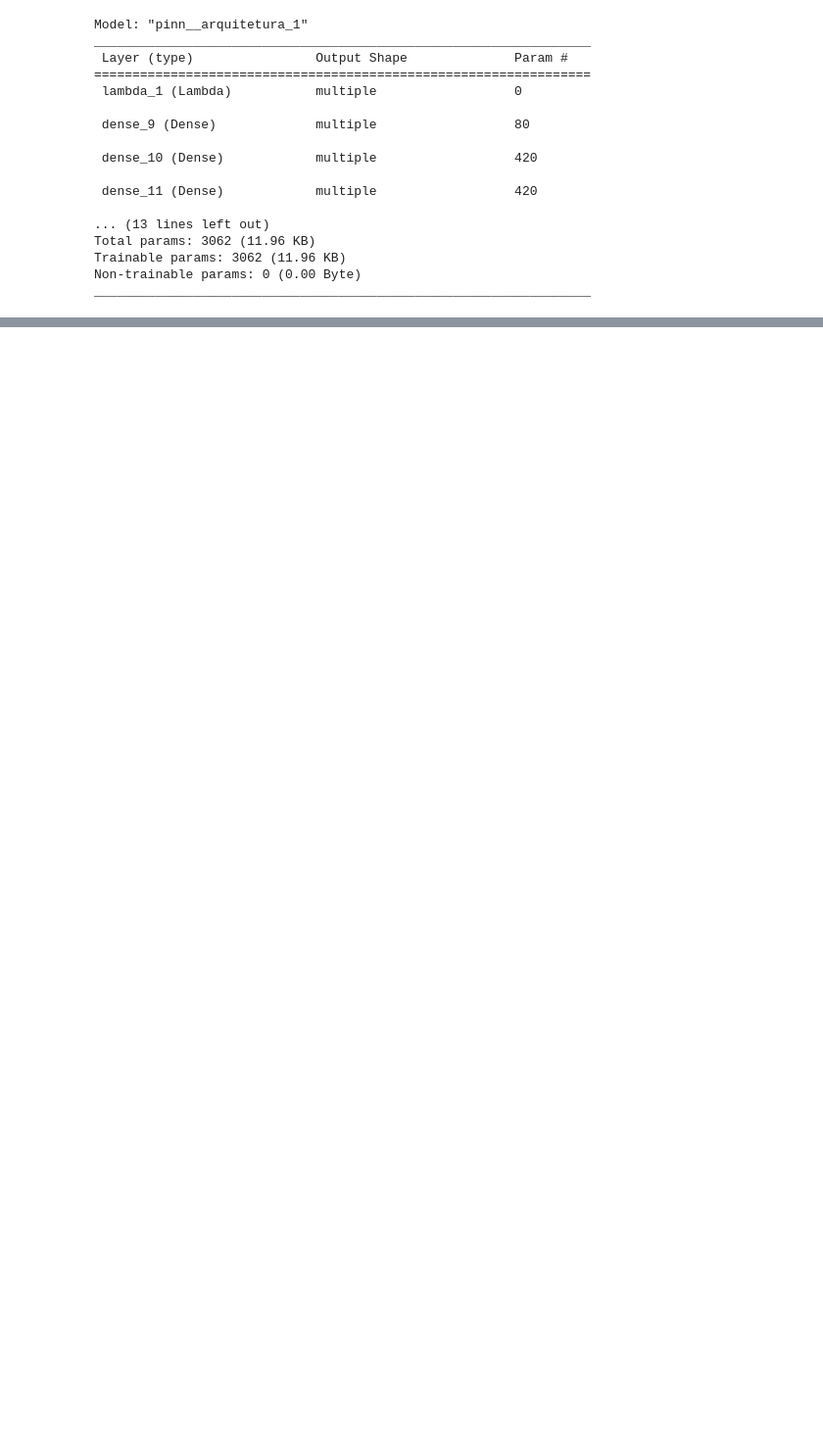
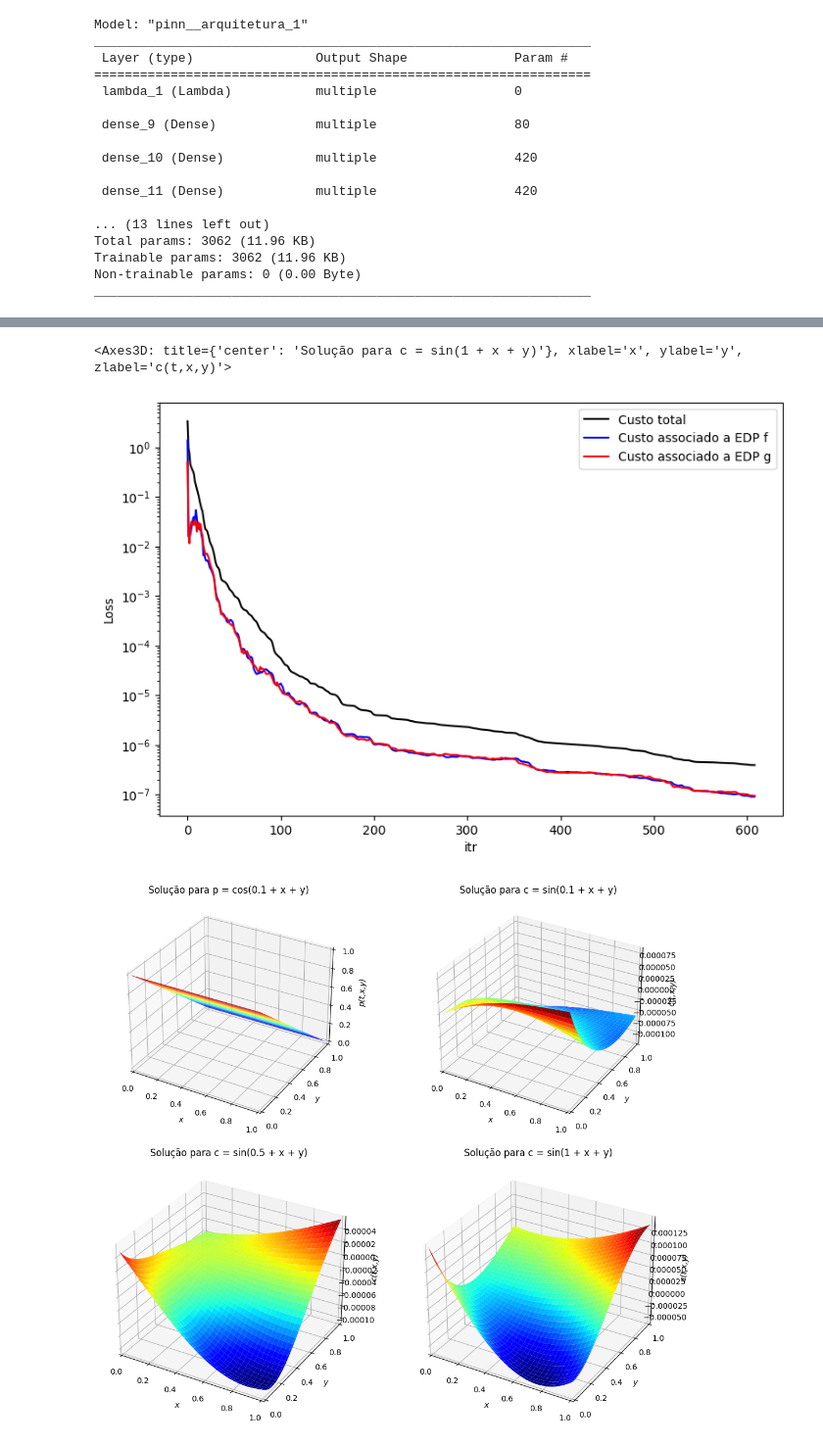
Before and after one commit to JoaoAlexandreFerreira/PINNs, a Jupyter notebook: pinn_para_edp_acoplada_condição_Mistaverro.ipynb, the cells around one changed output, grey strips where cells are left out. Shown at 98% size. Saved outputs shown, nothing was run; the diff lists cells and outputs as text; code cells hidden in the pictures; blank space fills up the shorter version.

```diff
--- a/pinn_para_edp_acoplada_condição_Mistaverro.ipynb
+++ b/pinn_para_edp_acoplada_condição_Mistaverro.ipynb
@@ -551,7 +545,7 @@ class PINN():
             f = -( tape.gradient(tape.gradient(p, self.x), self.x) + tape.gradient(tape.gradient(p, self.y), self.y))
             v1 = -tape.gradient(p,self.x)
             v2 = -tape.gradient(p,self.y)
-            g = tape.gradient(c,self.t) + tape.gradient(v1*c, self.x) + tape.gradient(v2*c , self.y)
+            g = tape.gradient(c,self.t) - tape.gradient(v1*c, self.x) - tape.gradient(v2*c , self.y)
             #edo para função de transporte
             #g = tape.gradient(c,self.t) + tape.gradient(f*c, self.x) + tape.gradient(f*c , self.y)
 
@@ -565,7 +559,7 @@ class PINN():
         tape.watch(self.xy1)
         tape.watch(self.yy1)
 
-        uy1 = self.modelo(self.esbacoby1)
+        uy1 = self.modelo(tf.concat([self.ty1, self.xy1, self.yy1], axis = 1))
 
         p_y1, c_y1 = uy1[:,0:1], uy1[:,1:2]
         c_y = tape.gradient(c_y1, self.yy1)
@@ -579,7 +573,7 @@ class PINN():
         tape.watch(self.xx2)
         tape.watch(self.yx2)
 
-        ux2 = self.modelo(self.espacobx2)
+        ux2 = self.modelo(tf.concat([self.tx2, self.xx2, self.yx2], axis = 1))
 
         p_x2, c_x2 = ux2[:,0:1], ux2[:,1:2]
         c_x = tape.gradient(c_x2, self.xx2)
@@ -593,7 +587,7 @@ class PINN():
         tape.watch(self.xy2)
         tape.watch(self.yy2)
 
-        uy2 = self.modelo(self.espacoby2)
+        uy2 = self.modelo(tf.concat([self.ty2, self.xy2, self.yy2], axis = 1))
 
         p_y2, c_y2 = uy2[:,0:1], uy2[:,1:2]
         c_y = tape.gradient(c_y2, self.yy2)
@@ -821,0 +834,7 @@ AttributeError: 'PINN' object has no attribute 'esbacoby1'
+# %%
+modelo_pinn.plot_loss_history();
+modelo_pinn.plot_momentos()
+# %% [output]
+<Axes3D: title={'center': 'Solução para c = sin(1 + x + y)'}, xlabel='x', ylabel='y', zlabel='c(t,x,y)'>
+[figure, added]
+[figure, added]
```
Also changed, not shown: parts of 12 cells of this notebook.
